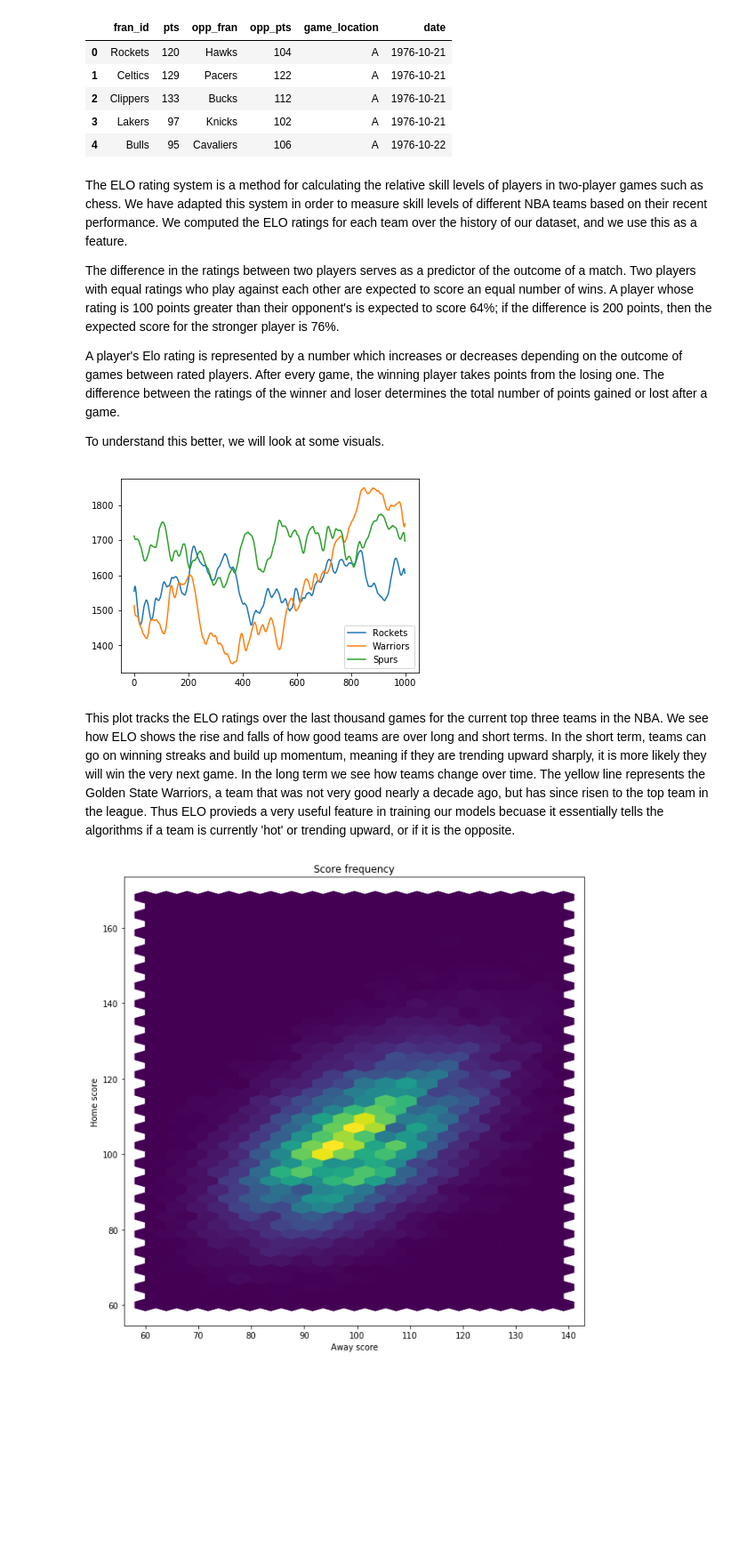
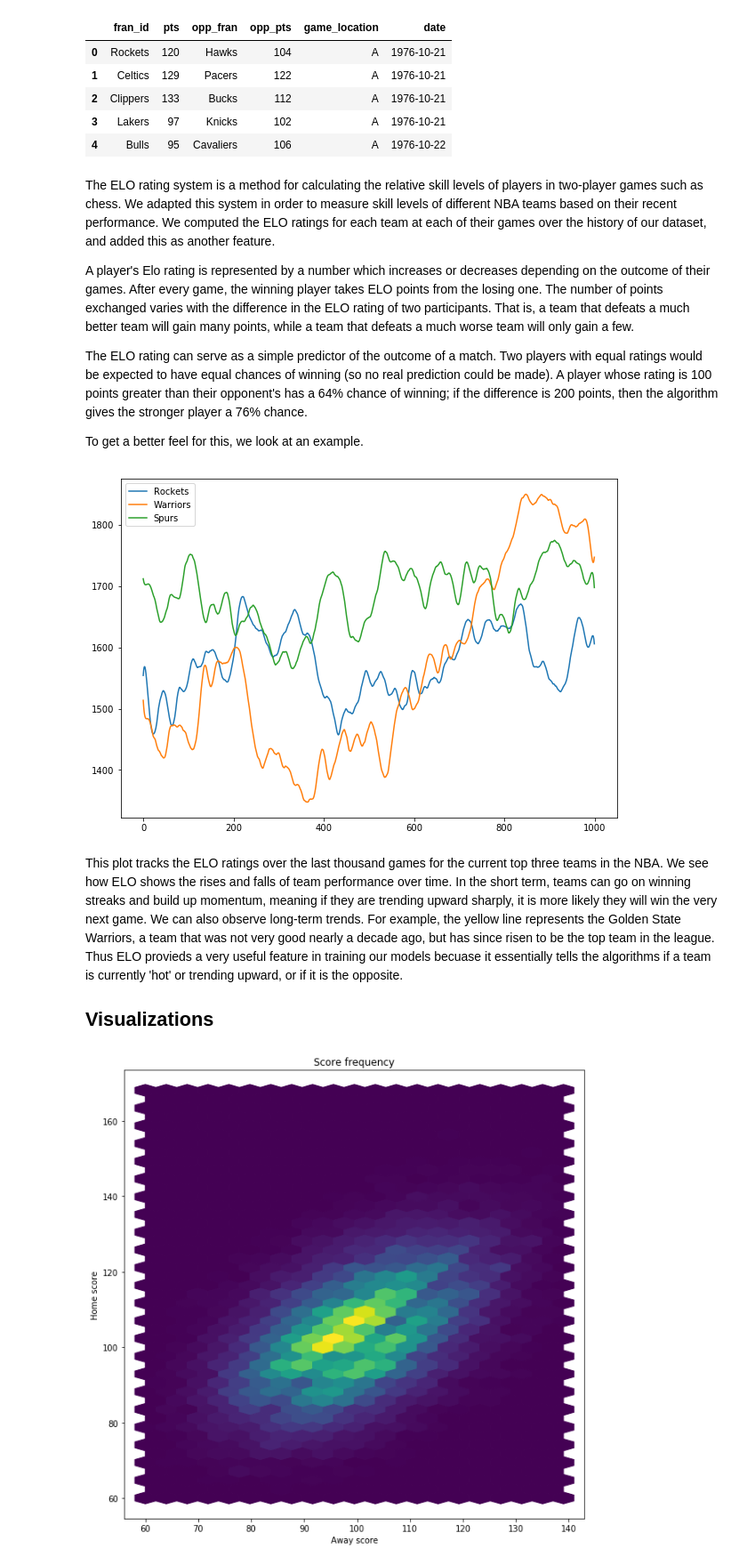
Before and after one commit to a-morr/nbacme, a Jupyter notebook: Final.ipynb, the cells around one changed output. Shown at 89% size. Cells and saved outputs as stored; diff of their text form; code cells hidden in the pictures; blank space fills up the shorter version.

```diff
--- a/Final.ipynb
+++ b/Final.ipynb
@@ -59,22 +51,25 @@ historical_data.head()
 | 3 | Lakers | 97 | Knicks | 102 | A | 1976-10-21 |
 | 4 | Bulls | 95 | Cavaliers | 106 | A | 1976-10-22 |
 # %% [markdown]
-The ELO rating system is a method for calculating the relative skill levels of players in two-player games such as chess. We have adapted this system in order to measure skill levels of different NBA teams based on their recent performance. We computed the ELO ratings for each team over the history of our dataset, and we use this as a feature.
+The ELO rating system is a method for calculating the relative skill levels of players in two-player games such as chess.  We adapted this system in order to measure skill levels of different NBA teams based on their recent performance.  We computed the ELO ratings for each team at each of their games over the history of our dataset, and added this as another feature.
 
-The difference in the ratings between two players serves as a predictor of the outcome of a match. Two players with equal ratings who play against each other are expected to score an equal number of wins. A player whose rating is 100 points greater than their opponent's is expected to score 64%; if the difference is 200 points, then the expected score for the stronger player is 76%.
+A player's Elo rating is represented by a number which increases or decreases depending on the outcome of their games. After every game, the winning player takes ELO points from the losing one. The number of points exchanged varies with the difference in the ELO rating of two participants.  That is, a team that defeats a much better team will gain many points, while a team that defeats a much worse team will only gain a few.
 
-A player's Elo rating is represented by a number which increases or decreases depending on the outcome of games between rated players. After every game, the winning player takes points from the losing one. The difference between the ratings of the winner and loser determines the total number of points gained or lost after a game.
+The ELO rating can serve as a simple predictor of the outcome of a match.  Two players with equal ratings would be expected to have equal chances of winning (so no real prediction could be made). A player whose rating is 100 points greater than their opponent's has a 64% chance of winning; if the difference is 200 points, then the algorithm gives the stronger player a 76% chance.
 
-To understand this better, we will look at some visuals.
+To get a better feel for this, we look at an example.
 # %%
 k = kristaps.Kristaps()
 k.train_all(pd.read_csv('data/all_games.csv'),write = 0)
 # %%
-k.plot_Elo(['Rockets', 'Warriors', 'Spurs'], games=1000, window=45, order=5, figsize=None)
+k.plot_Elo(['Rockets', 'Warriors', 'Spurs'], games=1000, window=45, order=5, figsize=(10,7))
 # %% [output]
-[figure, old version]
+[figure, new version]
 # %% [markdown]
-This plot tracks the ELO ratings over the last thousand games for the current top three teams in the NBA. We see how ELO shows the rise and falls of how good teams are over long and short terms. In the short term, teams can go on winning streaks and build up momentum, meaning if they are trending upward sharply, it is more likely they will win the very next game. In the long term we see how teams change over time. The yellow line represents the Golden State Warriors, a team that was not very good nearly a decade ago, but has since risen to the top team in the league. Thus ELO provieds a very useful feature in training our models becuase it essentially tells the algorithms if a team is currently 'hot' or trending upward, or if it is the opposite.
+This plot tracks the ELO ratings over the last thousand games for the current top three teams in the NBA.  We see how ELO shows the rises and falls of team performance over time. In the short term, teams can go on winning streaks and build up momentum, meaning if they are trending upward sharply, it is more likely they will win the very next game.  We can also observe long-term trends.  For example, the yellow line represents the Golden State Warriors, a team that was not very good nearly a decade ago, but has since risen to be the top team in the league.  Thus ELO provieds a very useful feature in training our models becuase it essentially tells the algorithms if a team is currently 'hot' or trending upward, or if it is the opposite.
+
+
+## Visualizations
 # %%
 filename = 'Algorithms_Data.csv'
 data = pd.read_csv(filename,index_col=None)
```
Also changed, not shown: parts of 12 cells of this notebook.
